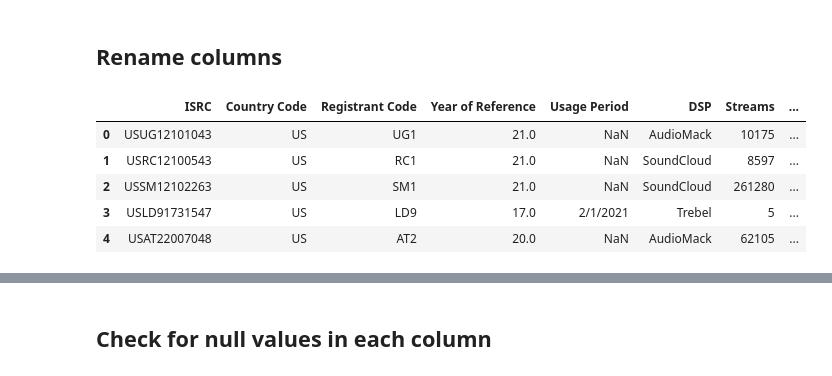
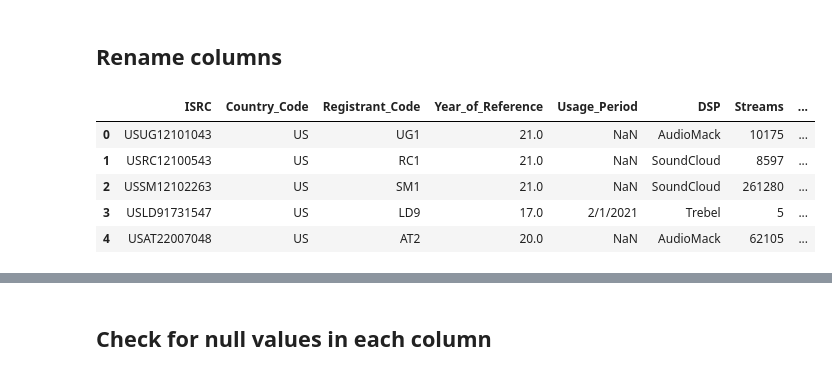
Before and after one commit to LJRollerII/mlc-project-napster, a Jupyter notebook: notebook/mlc_dsp.ipynb, the cells around one changed output, grey strips where cells are left out. Drawn from its saved outputs; the diff is of its cells as text; code cells hidden in the pictures.

```diff
--- a/notebook/mlc_dsp.ipynb
+++ b/notebook/mlc_dsp.ipynb
@@ -29,10 +29,10 @@ mlc.head()
 # %% [markdown]
 ## Rename columns
 # %%
-mlc.columns = ['ISRC', 'Country Code', 'Registrant Code', 'Year of Reference', 'Usage Period', 'DSP', 'Streams', 'Recording Artist', 'Recording Label', 'Recording Title', 'Release Title', 'Recording Duration (Seconds)', 'Songwriters Listed (1=Y, 0=N)']
+mlc.columns = ['ISRC', 'Country_Code', 'Registrant_Code', 'Year_of_Reference', 'Usage_Period', 'DSP', 'Streams', 'Recording_Artist', 'Recording_Label', 'Recording_Title', 'Release_Title', 'Recording_Duration_(Seconds)', 'Songwriters_Listed_(1=Y_0=N)']
 mlc.head()
 # %% [output]
-|  | ISRC | Country Code | Registrant Code | Year of Reference | Usage Period | DSP | Streams | ... |
+|  | ISRC | Country_Code | Registrant_Code | Year_of_Reference | Usage_Period | DSP | Streams | ... |
 | 0 | USUG12101043 | US | UG1 | 21.0 | NaN | AudioMack | 10175 | ... |
 | 1 | USRC12100543 | US | RC1 | 21.0 | NaN | SoundCloud | 8597 | ... |
 | 2 | USSM12102263 | US | SM1 | 21.0 | NaN | SoundCloud | 261280 | ... |
```
Also changed, not shown: parts of 64 cells of this notebook.
